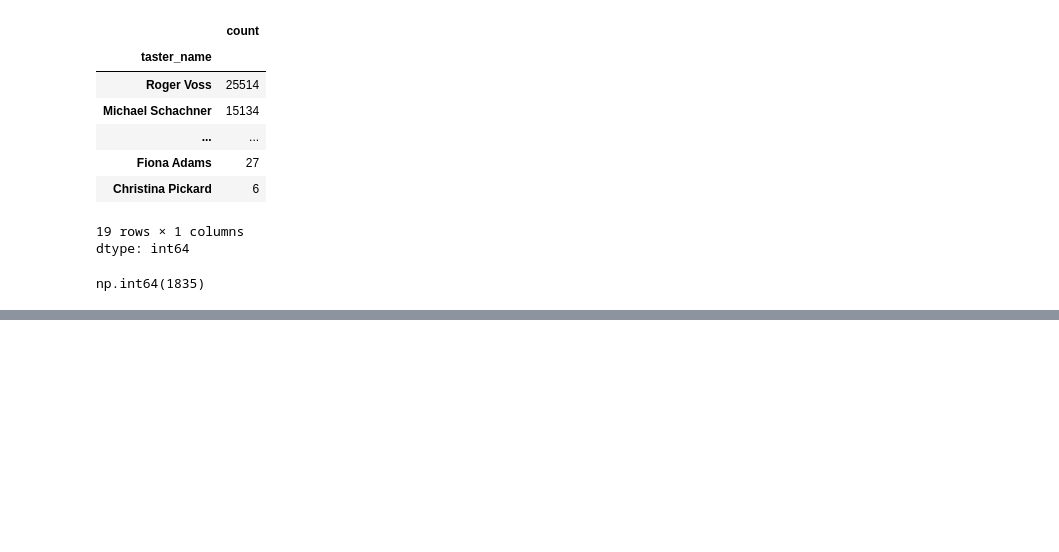
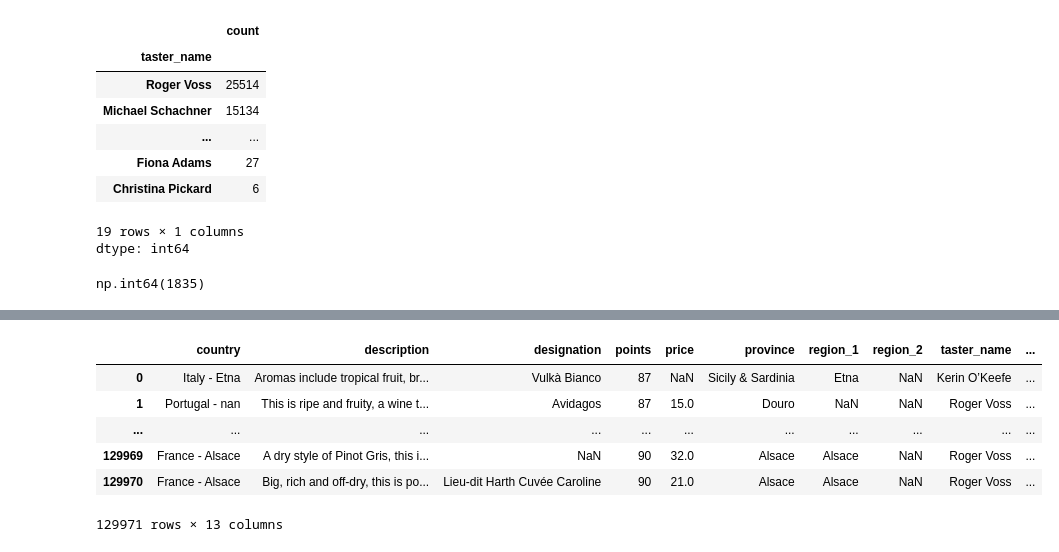
Before and after one commit to GTD2401-ACD-GA-AD26/03-pandas.ricardo-qm, a Jupyter notebook: 03. SumMaps.ipynb, the cells around one changed output, grey strips where cells are left out. Drawn from its saved outputs; the diff is of its cells as text; code cells hidden in the pictures; blank space fills up the shorter version.

```diff
--- a/03. SumMaps.ipynb
+++ b/03. SumMaps.ipynb
@@ -104,0 +163,14 @@ np.int64(1835)
+# %%
+def country_region(row):
+    row.country = str(row.country) + " - " + str(row.region_1)
+    return row
+
+reviews.apply(country_region, axis = "columns")
+# %% [output]
+|  | country | description | designation | points | price | province | region_1 | region_2 | taster_name | ... |
+| 0 | Italy - Etna | Aromas include tropical fruit, br... | Vulkà Bianco | 87 | NaN | Sicily & Sardinia | Etna | NaN | Kerin O’Keefe | ... |
+| 1 | Portugal - nan | This is ripe and fruity, a wine t... | Avidagos | 87 | 15.0 | Douro | NaN | NaN | Roger Voss | ... |
+| ... | ... | ... | ... | ... | ... | ... | ... | ... | ... | ... |
+| 129969 | France - Alsace | A dry style of Pinot Gris, this i... | NaN | 90 | 32.0 | Alsace | Alsace | NaN | Roger Voss | ... |
+| 129970 | France - Alsace | Big, rich and off-dry, this is po... | Lieu-dit Harth Cuvée Caroline | 90 | 21.0 | Alsace | Alsace | NaN | Roger Voss | ... |
+129971 rows × 13 columns
```
Also changed, not shown: parts of 5 cells of this notebook.
